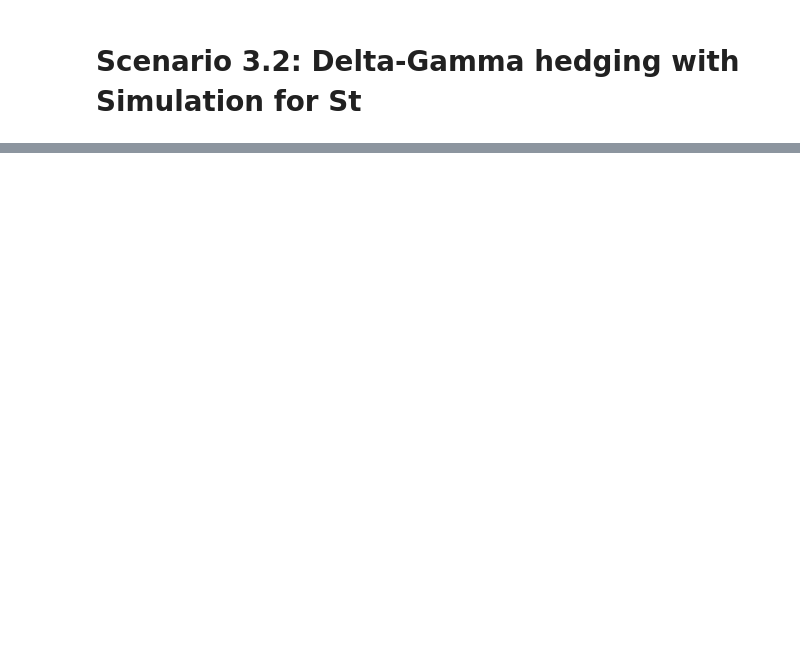
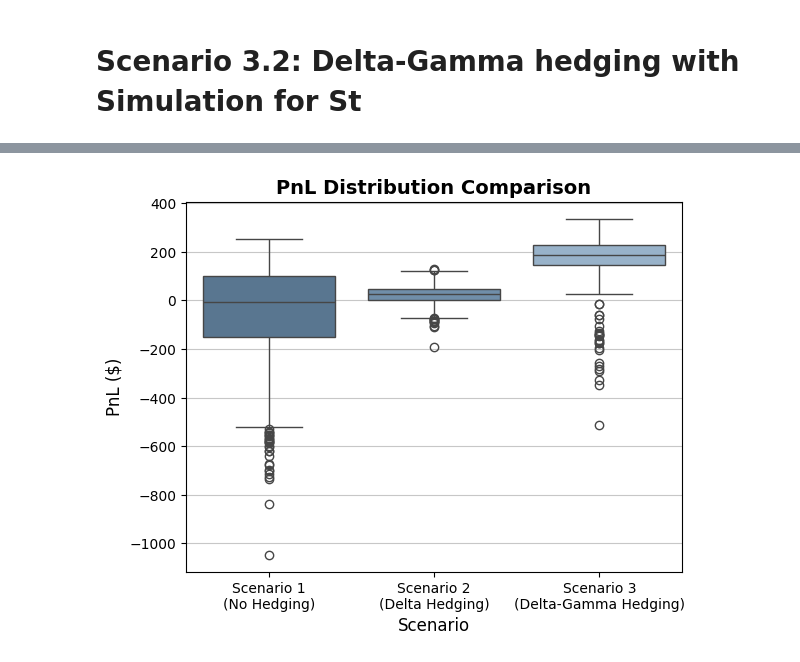
Before and after one commit to AnaSofiaHinojosa/GreekHedging, a Jupyter notebook: proyecto.ipynb, the cells around one changed output, grey strips where cells are left out. Cells and saved outputs as stored; diff of their text form; code cells hidden in the pictures; blank space fills up the shorter version.

```diff
--- a/proyecto.ipynb
+++ b/proyecto.ipynb
@@ -350,0 +356,10 @@ plt.show()
+# %%
+sns.boxplot(data=[total_pnl_scenario1, total_pnl_scenario2, total_pnl_scenario3], palette=['#507699', '#668fb2', '#90B2D1'])
+plt.grid(axis='y', alpha=0.7)
+plt.title('PnL Distribution Comparison', fontsize=14, fontweight='bold')
+plt.xlabel('Scenario', fontsize=12)
+plt.ylabel('PnL ($)', fontsize=12)
+plt.xticks([0, 1, 2], ['Scenario 1\n(No Hedging)', 'Scenario 2\n(Delta Hedging)', 'Scenario 3\n(Delta-Gamma Hedging)'])
+plt.show()
+# %% [output]
+[figure, added]
```
Also changed, not shown: parts of 12 cells of this notebook.
